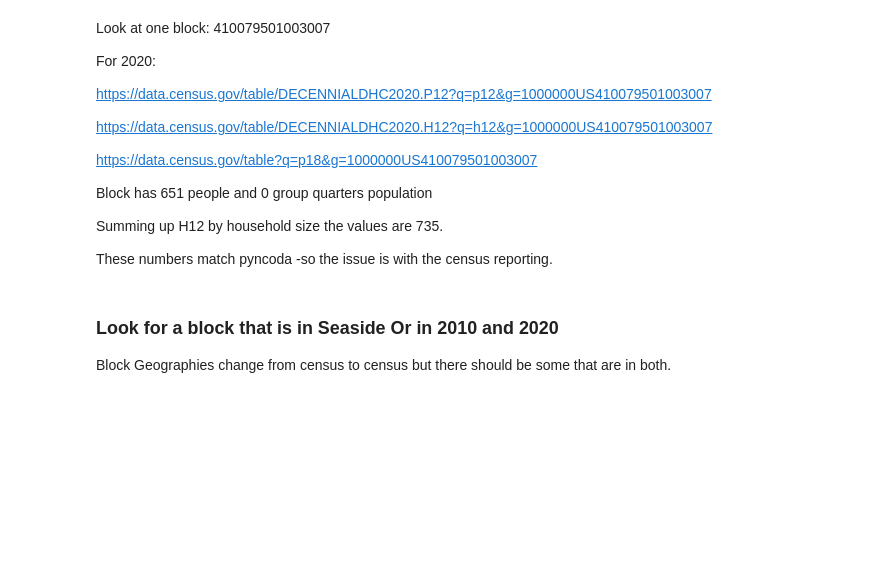
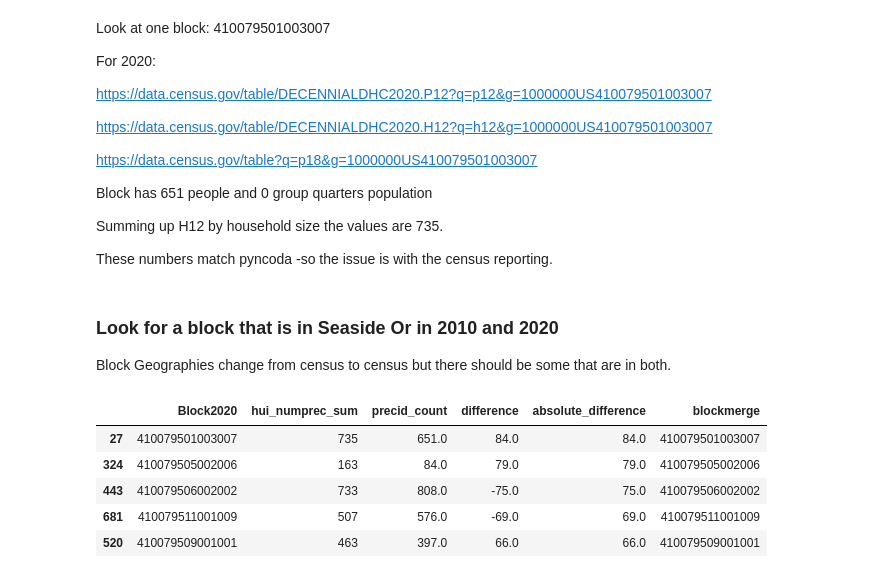
Before and after one commit to npr99/intersect-community-data, a Jupyter notebook: ncoda_07kv7_HUA_PREC_Disability.ipynb, the cells around one changed output. Drawn from its saved outputs; the diff is of its cells as text; code cells hidden in the pictures; blank space fills up the shorter version.

```diff
--- a/ncoda_07kv7_HUA_PREC_Disability.ipynb
+++ b/ncoda_07kv7_HUA_PREC_Disability.ipynb
@@ -1322,0 +1319,11 @@ prec_compare_df.head()
+# %%
+# add block merge
+block_comparison_df['blockmerge'] = block_comparison_df['Block2020']
+block_comparison_df.head()
+# %% [output]
+|  | Block2020 | hui_numprec_sum | precid_count | difference | absolute_difference | blockmerge |
+| 27 | 410079501003007 | 735 | 651.0 | 84.0 | 84.0 | 410079501003007 |
+| 324 | 410079505002006 | 163 | 84.0 | 79.0 | 79.0 | 410079505002006 |
+| 443 | 410079506002002 | 733 | 808.0 | -75.0 | 75.0 | 410079506002002 |
+| 681 | 410079511001009 | 507 | 576.0 | -69.0 | 69.0 | 410079511001009 |
+| 520 | 410079509001001 | 463 | 397.0 | 66.0 | 66.0 | 410079509001001 |
```
Also changed, not shown: parts of 7 cells of this notebook.
